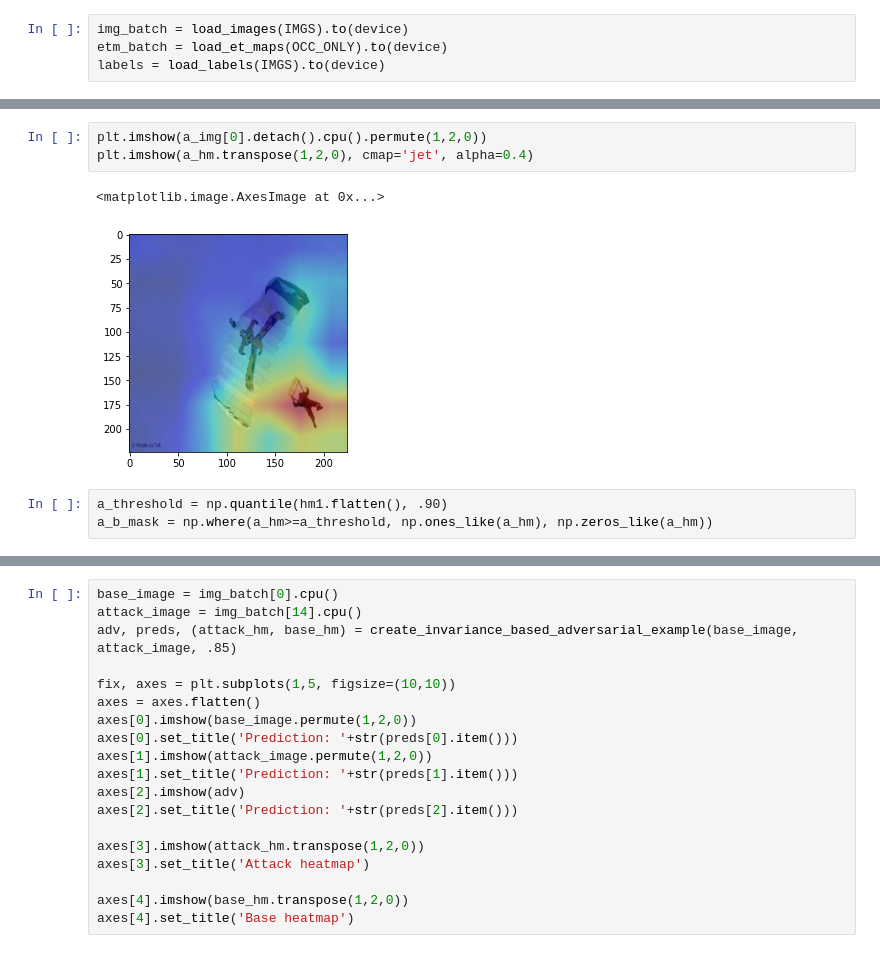
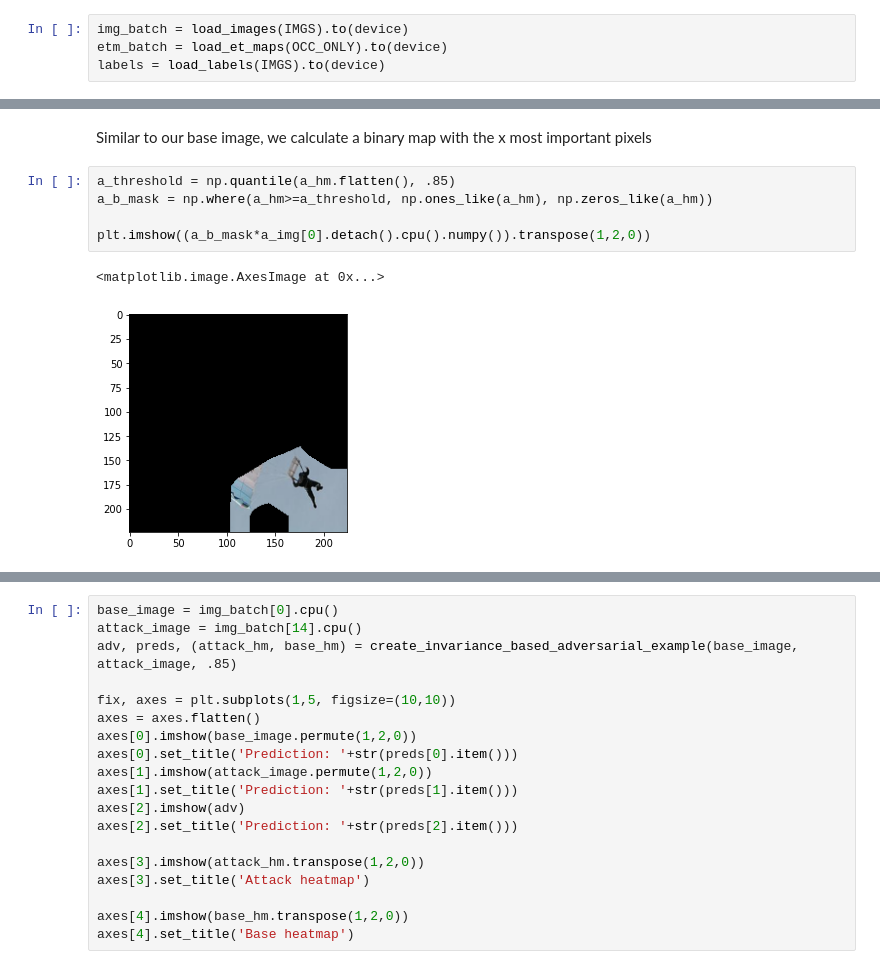
Before and after one commit to FlorianMerkle/Human-Perception-Aware-Adversarial-Examples, a Jupyter notebook: invariance-based-aas.ipynb, the cells around one changed output, grey strips where cells are left out. Drawn from its saved outputs; the diff is of its cells as text.

```diff
--- a/invariance-based-aas.ipynb
+++ b/invariance-based-aas.ipynb
@@ -107,9 +137,10 @@ a_hm = cam(input_tensor=a_img)
-# %%
-plt.imshow(a_img[0].detach().cpu().permute(1,2,0))
-plt.imshow(a_hm.transpose(1,2,0), cmap='jet', alpha=0.4)
-# %% [output]
-<matplotlib.image.AxesImage at 0x...>
-[figure, removed]
+# %% [markdown]
+Similar to our base image, we calculate a binary map with the x most important pixels
 # %%
-a_threshold = np.quantile(hm1.flatten(), .90)
+a_threshold = np.quantile(a_hm.flatten(), .85)
 a_b_mask = np.where(a_hm>=a_threshold, np.ones_like(a_hm), np.zeros_like(a_hm))
+
+plt.imshow((a_b_mask*a_img[0].detach().cpu().numpy()).transpose(1,2,0))
+# %% [output]
+<matplotlib.image.AxesImage at 0x...>
+[figure, added]
```
Also changed, not shown: parts of 48 cells of this notebook, 10 other files.
